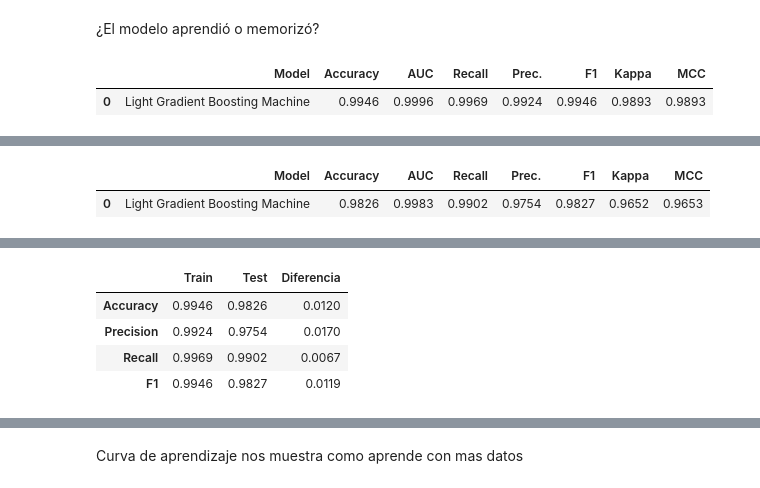
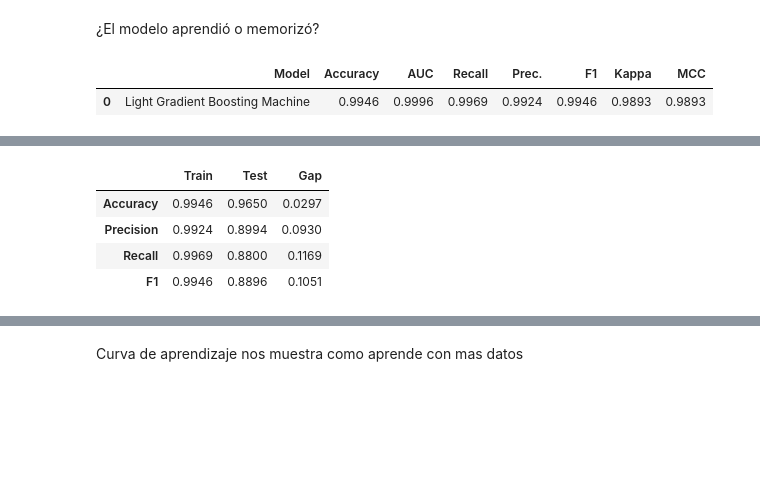
Before and after one commit to juanmonsab/bank-customer-churn-prediction, a Jupyter notebook: notebooks/04_Modeling.ipynb, the cells around one changed output, grey strips where cells are left out. Saved outputs shown, nothing was run; the diff lists cells and outputs as text; code cells hidden in the pictures; blank space fills up the shorter version.

```diff
--- a/notebooks/04_Modeling.ipynb
+++ b/notebooks/04_Modeling.ipynb
@@ -203,30 +142,31 @@ Sí, el modelo es bueno. La matriz de confusión muestra que atrapa la mayoría
 # %%
 from sklearn.metrics import accuracy_score, precision_score, recall_score, f1_score
 
-pred_train = predict_model(lgbm_tuned, data=df_model, raw_score=True)
-pred_test = predict_model(lgbm_tuned, raw_score=True)
+with contextlib.redirect_stdout(io.StringIO()), contextlib.redirect_stderr(io.StringIO()):
+    pred_train = predict_model(lgbm_tuned, data=df_model, raw_score=True)
+    pred_test = predict_model(lgbm_tuned, data=X_test, raw_score=True)
 
-target_col = [col for col in pred_test.columns if 'attrition_flag' in col.lower()][0]
-label_col = [col for col in pred_test.columns if 'label' in col.lower()][0]
+label_train = [col for col in pred_train.columns if 'label' in col.lower()][0]
+label_test = [col for col in pred_test.columns if 'label' in col.lower()][0]
 
 train_metrics = {
-    'Accuracy': accuracy_score(pred_train[target_col], pred_train[label_col]),
-    'Precision': precision_score(pred_train[target_col], pred_train[label_col]),
-    'Recall': recall_score(pred_train[target_col], pred_train[label_col]),
-    'F1': f1_score(pred_train[target_col], pred_train[label_col])
+    'Accuracy': accuracy_score(y_train.values.ravel(), pred_train[label_train]),
+    'Precision': precision_score(y_train.values.ravel(), pred_train[label_train]),
+    'Recall': recall_score(y_train.values.ravel(), pred_train[label_train]),
+    'F1': f1_score(y_train.values.ravel(), pred_train[label_train])
 }
 
 test_metrics = {
-    'Accuracy': accuracy_score(pred_test[target_col], pred_test[label_col]),
-    'Precision': precision_score(pred_test[target_col], pred_test[label_col]),
-    'Recall': recall_score(pred_test[target_col], pred_test[label_col]),
-    'F1': f1_score(pred_test[target_col], pred_test[label_col])
+    'Accuracy': accuracy_score(y_test.values.ravel(), pred_test[label_test]),
+    'Precision': precision_score(y_test.values.ravel(), pred_test[label_test]),
+    'Recall': recall_score(y_test.values.ravel(), pred_test[label_test]),
+    'F1': f1_score(y_test.values.ravel(), pred_test[label_test])
 }
 
 comparison = pd.DataFrame({
     'Train': train_metrics,
     'Test': test_metrics,
-    'Diferencia': {k: train_metrics[k] - test_metrics[k] for k in train_metrics}
+    'Gap': {metric: train_metrics[metric] - test_metrics[metric] for metric in train_metrics}
 })
 
 comparison.round(4)
@@ -242,2 +177,5 @@ comparison.round(4)
-|  | Model | Accuracy | AUC | Recall | Prec. | F1 | Kappa | MCC |
-| 0 | Light Gradient Boosting Machine | 0.9826 | 0.9983 | 0.9902 | 0.9754 | 0.9827 | 0.9652 | 0.9653 |
+|  | Train | Test | Gap |
+| Accuracy | 0.9946 | 0.9650 | 0.0297 |
+| Precision | 0.9924 | 0.8994 | 0.0930 |
+| Recall | 0.9969 | 0.8800 | 0.1169 |
+| F1 | 0.9946 | 0.8896 | 0.1051 |
@@ -250,8 +182,3 @@ comparison.round(4)
-|  | Train | Test | Diferencia |
-| Accuracy | 0.9946 | 0.9826 | 0.0120 |
-| Precision | 0.9924 | 0.9754 | 0.0170 |
-| Recall | 0.9969 | 0.9902 | 0.0067 |
-| F1 | 0.9946 | 0.9827 | 0.0119 |
 # %%
 fig, ax = plt.subplots(figsize=(10, 5))
 x = np.arange(len(comparison))
```
Also changed, not shown: parts of 14 cells of this notebook, 1 other file.
